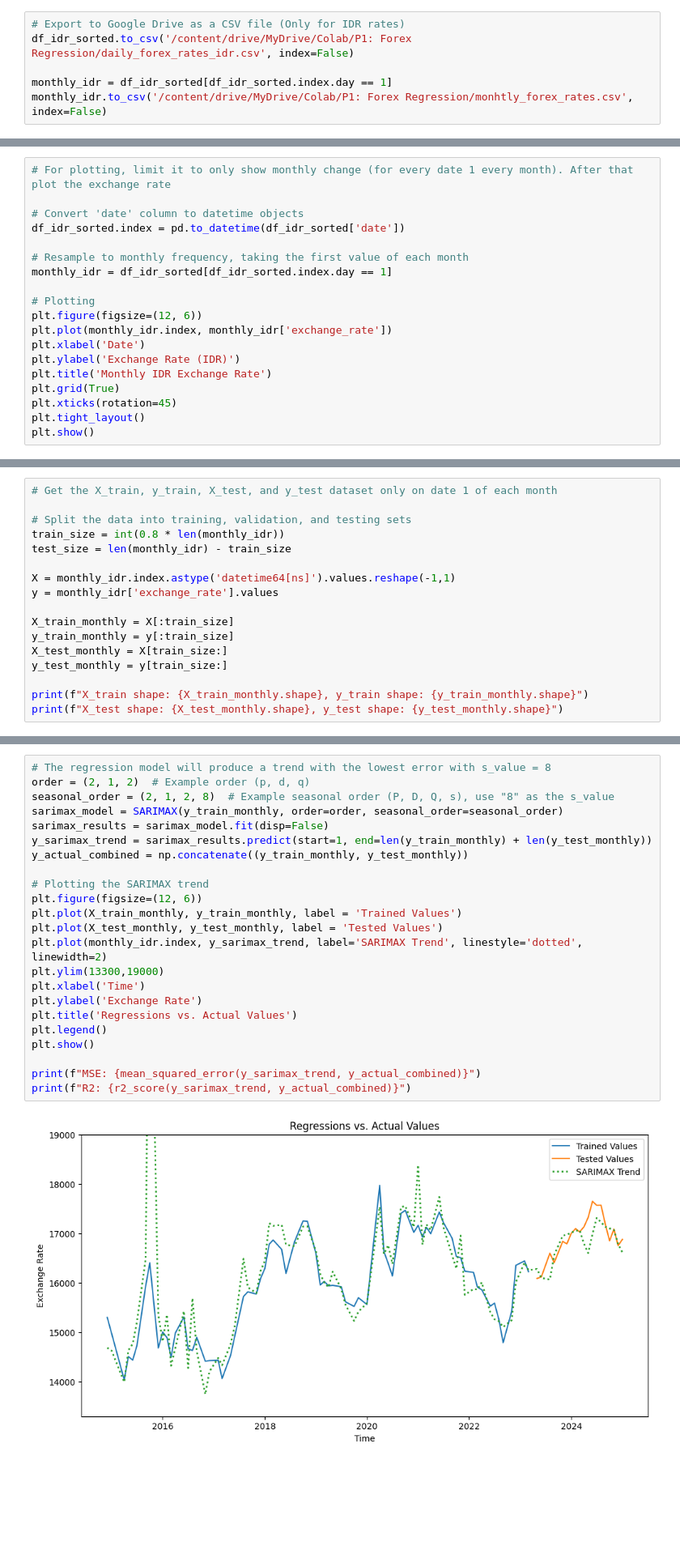
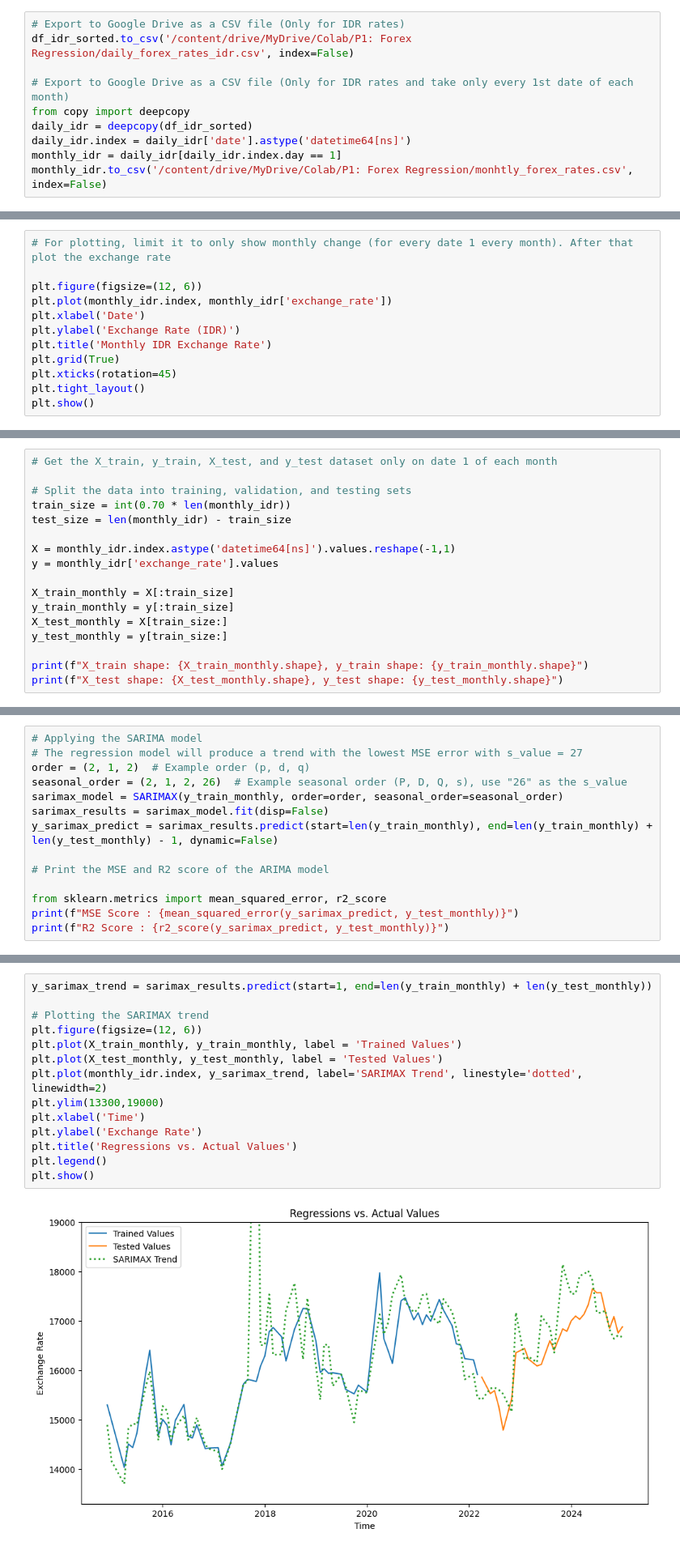
Before and after one commit to rizkyfernanda/P1--Predicting-Forex-Regression, a Jupyter notebook: Forex Regression.ipynb, the cells around one changed output, grey strips where cells are left out. Shown: that part at 81% size. Drawn from its saved outputs; the diff is of its cells as text; blank space fills up the shorter version.

Commit message:
Further explanations in the .py Code
Explaining the linear regression and ARIMA regression

```diff
--- a/Forex Regression.ipynb
+++ b/Forex Regression.ipynb
@@ -66,5 +70,9 @@ df_idr_sorted
 # Export to Google Drive as a CSV file (Only for IDR rates)
 df_idr_sorted.to_csv('/content/drive/MyDrive/Colab/P1: Forex Regression/daily_forex_rates_idr.csv', index=False)
 
-monthly_idr = df_idr_sorted[df_idr_sorted.index.day == 1]
+# Export to Google Drive as a CSV file (Only for IDR rates and take only every 1st date of each month)
+from copy import deepcopy
+daily_idr = deepcopy(df_idr_sorted)
+daily_idr.index = daily_idr['date'].astype('datetime64[ns]')
+monthly_idr = daily_idr[daily_idr.index.day == 1]
 monthly_idr.to_csv('/content/drive/MyDrive/Colab/P1: Forex Regression/monhtly_forex_rates.csv', index=False)
@@ -71,13 +82,6 @@ monthly_idr.to_csv('/content/drive/MyDrive/Colab/P1: Forex Regression/monhtly_fo
 # %%
 # For plotting, limit it to only show monthly change (for every date 1 every month). After that plot the exchange rate
 
-# Convert 'date' column to datetime objects
-df_idr_sorted.index = pd.to_datetime(df_idr_sorted['date'])
-
-# Resample to monthly frequency, taking the first value of each month
-monthly_idr = df_idr_sorted[df_idr_sorted.index.day == 1]
-
-# Plotting
 plt.figure(figsize=(12, 6))
 plt.plot(monthly_idr.index, monthly_idr['exchange_rate'])
 plt.xlabel('Date')
@@ -212,7 +223,7 @@ Test data length: 556
 # Get the X_train, y_train, X_test, and y_test dataset only on date 1 of each month
 
 # Split the data into training, validation, and testing sets
-train_size = int(0.8 * len(monthly_idr))
+train_size = int(0.70 * len(monthly_idr))
 test_size = len(monthly_idr) - train_size
 
 X = monthly_idr.index.astype('datetime64[ns]').values.reshape(-1,1)
@@ -287,0 +340,14 @@ results_table
+# %%
+# Applying the SARIMA model
+# The regression model will produce a trend with the lowest MSE error with s_value = 27
+order = (2, 1, 2)  # Example order (p, d, q)
+seasonal_order = (2, 1, 2, 26)  # Example seasonal order (P, D, Q, s), use "26" as the s_value
+sarimax_model = SARIMAX(y_train_monthly, order=order, seasonal_order=seasonal_order)
+sarimax_results = sarimax_model.fit(disp=False)
+y_sarimax_predict = sarimax_results.predict(start=len(y_train_monthly), end=len(y_train_monthly) + len(y_test_monthly) - 1, dynamic=False)
+
+# Print the MSE and R2 score of the ARIMA model
+
+from sklearn.metrics import mean_squared_error, r2_score
+print(f"MSE Score : {mean_squared_error(y_sarimax_predict, y_test_monthly)}")
+print(f"R2 Score : {r2_score(y_sarimax_predict, y_test_monthly)}")
@@ -288,25 +357,16 @@ results_table
 # %%
-# The regression model will produce a trend with the lowest error with s_value = 8
-order = (2, 1, 2)  # Example order (p, d, q)
-seasonal_order = (2, 1, 2, 8)  # Example seasonal order (P, D, Q, s), use "8" as the s_value
-sarimax_model = SARIMAX(y_train_monthly, order=order, seasonal_order=seasonal_order)
-sarimax_results = sarimax_model.fit(disp=False)
 y_sarimax_trend = sarimax_results.predict(start=1, end=len(y_train_monthly) + len(y_test_monthly))
-y_actual_combined = np.concatenate((y_train_monthly, y_test_monthly))
 
 # Plotting the SARIMAX trend
 plt.figure(figsize=(12, 6))
 plt.plot(X_train_monthly, y_train_monthly, label = 'Trained Values')
 plt.plot(X_test_monthly, y_test_monthly, label = 'Tested Values')
 plt.plot(monthly_idr.index, y_sarimax_trend, label='SARIMAX Trend', linestyle='dotted', linewidth=2)
 plt.ylim(13300,19000)
 plt.xlabel('Time')
 plt.ylabel('Exchange Rate')
 plt.title('Regressions vs. Actual Values')
 plt.legend()
 plt.show()
-
-print(f"MSE: {mean_squared_error(y_sarimax_trend, y_actual_combined)}")
-print(f"R2: {r2_score(y_sarimax_trend, y_actual_combined)}")
 # %% [output]
-[figure, old version]
+[figure, new version]
```
Also changed, not shown: parts of 28 cells of this notebook, 1 other file.
